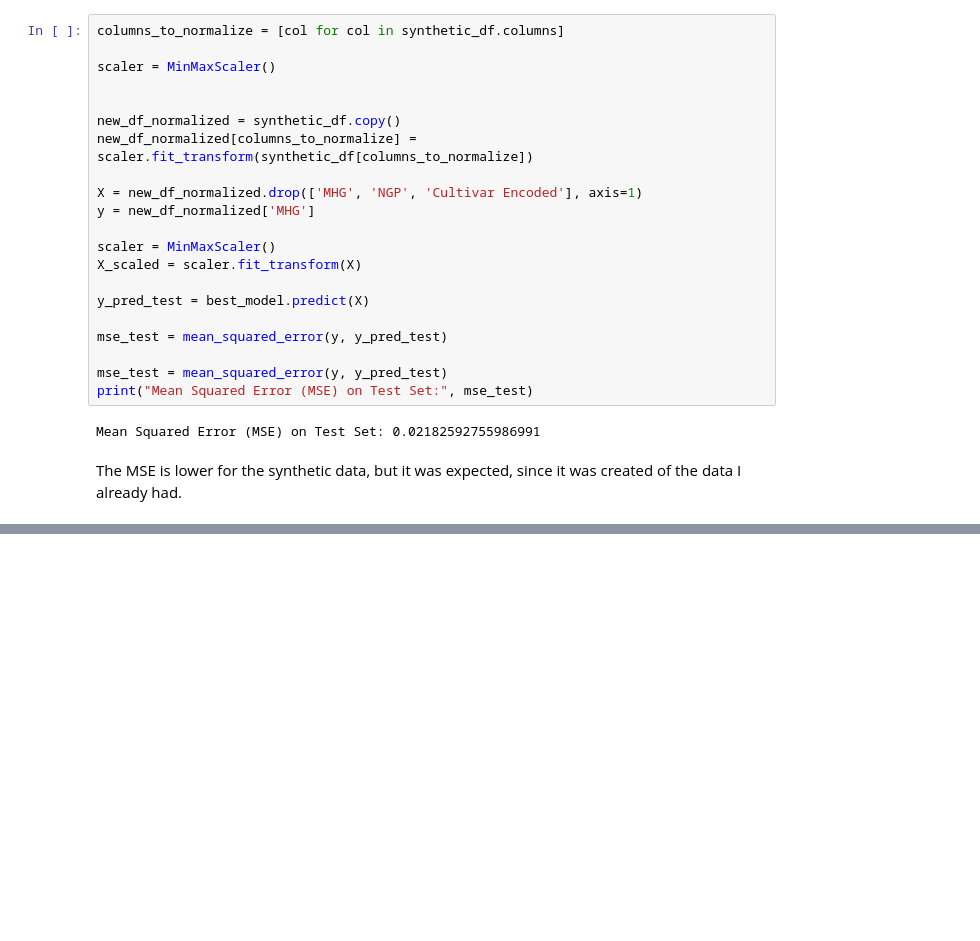
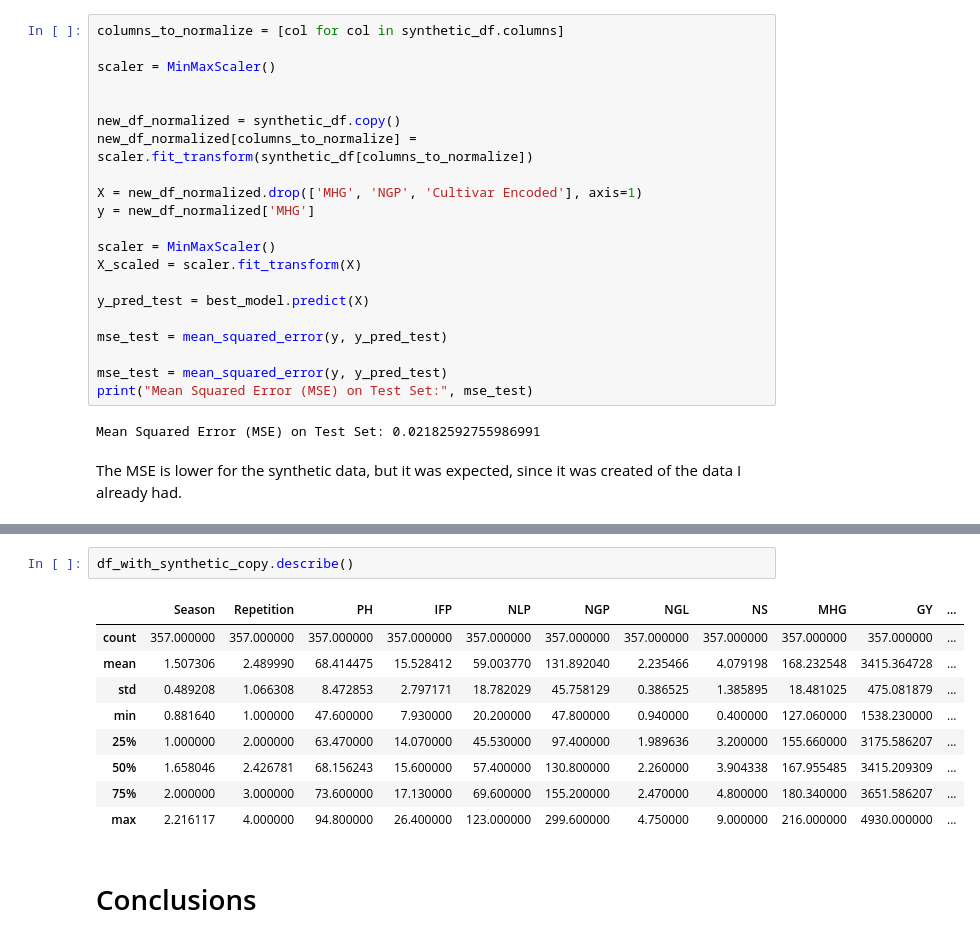
Before and after one commit to AntoniaPopovici/VOIS_2024, a Jupyter notebook: main.ipynb, the cells around one changed output, grey strips where cells are left out. Saved outputs shown, nothing was run; the diff lists cells and outputs as text; blank space fills up the shorter version.

```diff
--- a/main.ipynb
+++ b/main.ipynb
@@ -838,0 +980,14 @@ The MSE is lower for the synthetic data, but it was expected, since it was creat
+# %%
+df_with_synthetic_copy.describe()
+# %% [output]
+|  | Season | Repetition | PH | IFP | NLP | NGP | NGL | NS | MHG | GY | ... |
+| count | 357.000000 | 357.000000 | 357.000000 | 357.000000 | 357.000000 | 357.000000 | 357.000000 | 357.000000 | 357.000000 | 357.000000 | ... |
+| mean | 1.507306 | 2.489990 | 68.414475 | 15.528412 | 59.003770 | 131.892040 | 2.235466 | 4.079198 | 168.232548 | 3415.364728 | ... |
+| std | 0.489208 | 1.066308 | 8.472853 | 2.797171 | 18.782029 | 45.758129 | 0.386525 | 1.385895 | 18.481025 | 475.081879 | ... |
+| min | 0.881640 | 1.000000 | 47.600000 | 7.930000 | 20.200000 | 47.800000 | 0.940000 | 0.400000 | 127.060000 | 1538.230000 | ... |
+| 25% | 1.000000 | 2.000000 | 63.470000 | 14.070000 | 45.530000 | 97.400000 | 1.989636 | 3.200000 | 155.660000 | 3175.586207 | ... |
+| 50% | 1.658046 | 2.426781 | 68.156243 | 15.600000 | 57.400000 | 130.800000 | 2.260000 | 3.904338 | 167.955485 | 3415.209309 | ... |
+| 75% | 2.000000 | 3.000000 | 73.600000 | 17.130000 | 69.600000 | 155.200000 | 2.470000 | 4.800000 | 180.340000 | 3651.586207 | ... |
+| max | 2.216117 | 4.000000 | 94.800000 | 26.400000 | 123.000000 | 299.600000 | 4.750000 | 9.000000 | 216.000000 | 4930.000000 | ... |
+# %% [markdown]
+# Conclusions
```
Also changed, not shown: parts of 12 cells of this notebook, 1 other file.
